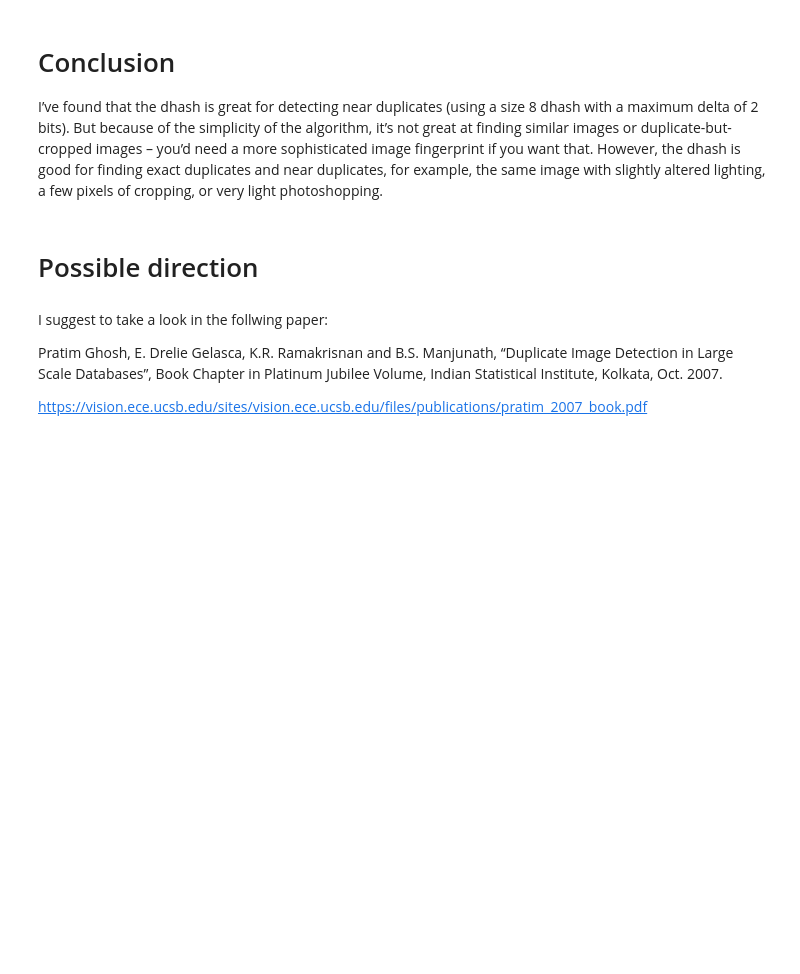
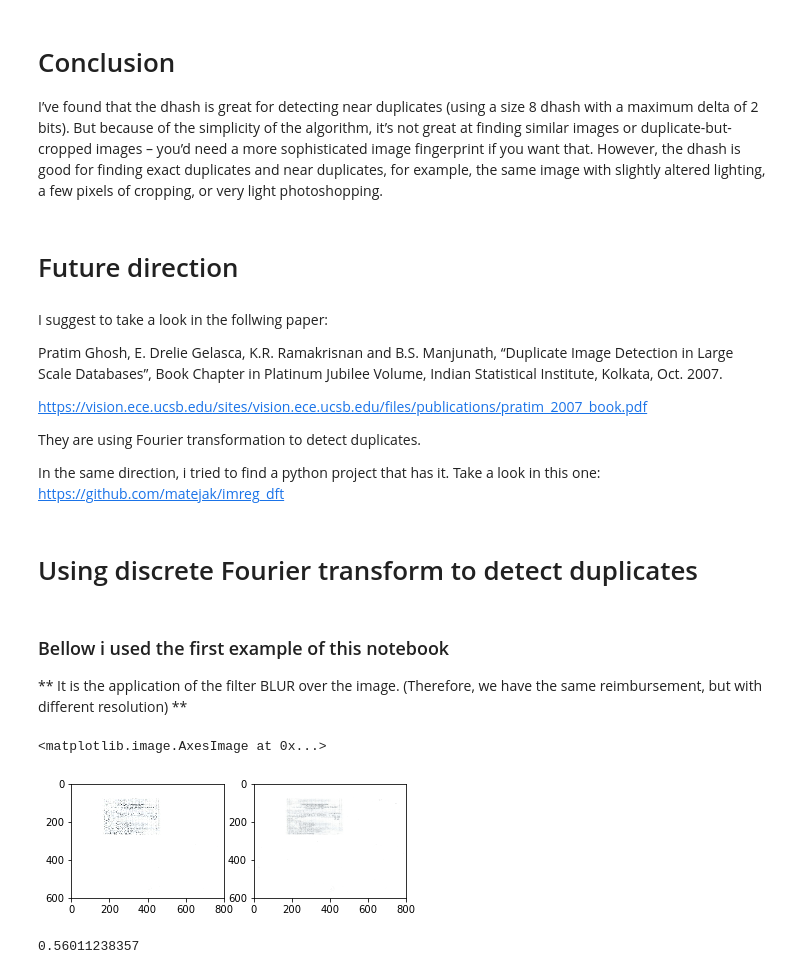
Before and after one commit to okfn-brasil/serenata-de-amor, a Jupyter notebook: research/develop/2017-05-05-silvio-Detecting-duplicates.ipynb, the cells around one changed output. Drawn from its saved outputs; the diff is of its cells as text; code cells hidden in the pictures; blank space fills up the shorter version.

Commit message:
Final analyses to detect duplicates
# Inclusion of Fourier transformation to detect rotation, zoom, and filters.

```diff
--- a/research/develop/2017-05-05-silvio-Detecting-duplicates.ipynb
+++ b/research/develop/2017-05-05-silvio-Detecting-duplicates.ipynb
@@ -125,7 +176,7 @@ d93bdbd71e787a009020fbdf0688fa00
 
 I’ve found that the dhash is great for detecting near duplicates (using a size 8 dhash with a maximum delta of 2 bits). But because of the simplicity of the algorithm, it’s not great at finding similar images or duplicate-but-cropped images – you’d need a more sophisticated image fingerprint if you want that. However, the dhash is good for finding exact duplicates and near duplicates, for example, the same image with slightly altered lighting, a few pixels of cropping, or very light photoshopping.
 # %% [markdown]
-# Possible direction
+# Future direction
 # %% [markdown]
 I suggest to take a look in the follwing paper:
 
@@ -134,3 +185,41 @@ Pratim Ghosh, E. Drelie Gelasca, K.R. Ramakrisnan and B.S. Manjunath,
 Book Chapter in Platinum Jubilee Volume, Indian Statistical Institute, Kolkata, Oct. 2007.
 
 https://vision.ece.ucsb.edu/sites/vision.ece.ucsb.edu/files/publications/pratim_2007_book.pdf
+
+They are using Fourier transformation to detect duplicates.
+
+In the same direction, i tried to find a python project that has it.
+Take a look in this one: https://github.com/matejak/imreg_dft
+# %% [markdown]
+# Using discrete Fourier transform to detect duplicates
+# %% [markdown]
+### Bellow i used the first example of this notebook
+** It is the application of the filter BLUR over the image. (Therefore, we have the same reimbursement, but with different resolution) **
+# %%
+basedir = os.path.join('../research/data/')
+
+# the TEMPLATE
+doc1 = 'http://www.camara.gov.br/cota-parlamentar/documentos/publ/2437/2015/5645173.pdf'
+
+# Original
+image1 = download_doc(doc1)
+image1.save(os.path.join(basedir,"sample1"), "png")
+
+# Duplicate
+image2 = image1.filter(ImageFilter.BLUR)
+image2.save(os.path.join(basedir,"sample2"), "png")
+
+fig, ax = plt.subplots(1, 2)
+ax[0].imshow(image1)
+ax[1].imshow(image2)
+# %% [output]
+<matplotlib.image.AxesImage at 0x...>
+[figure, added]
+# %%
+im1 = sp.misc.imread(os.path.join(basedir, "sample1"), True)
+im2 = sp.misc.imread(os.path.join(basedir, "sample2"), True)
+
+result = ird.similarity(im1, im2, numiter=3)
+print (result["success"])
+# %% [output]
+0.56011238357
```
Also changed, not shown: parts of 12 cells of this notebook, 3 other files.
